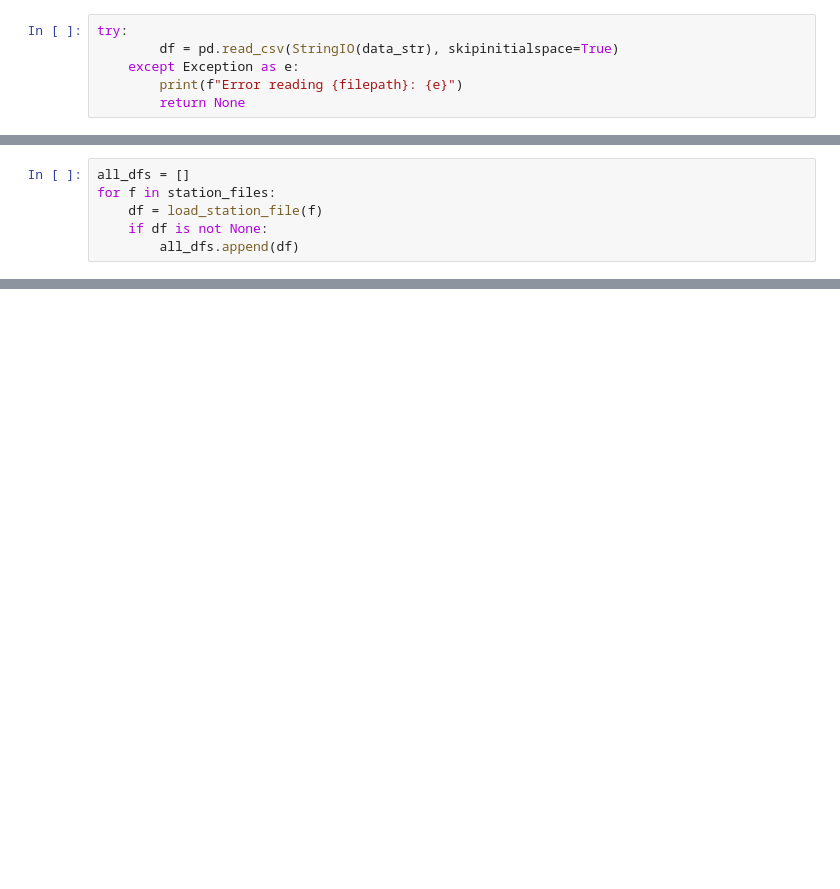
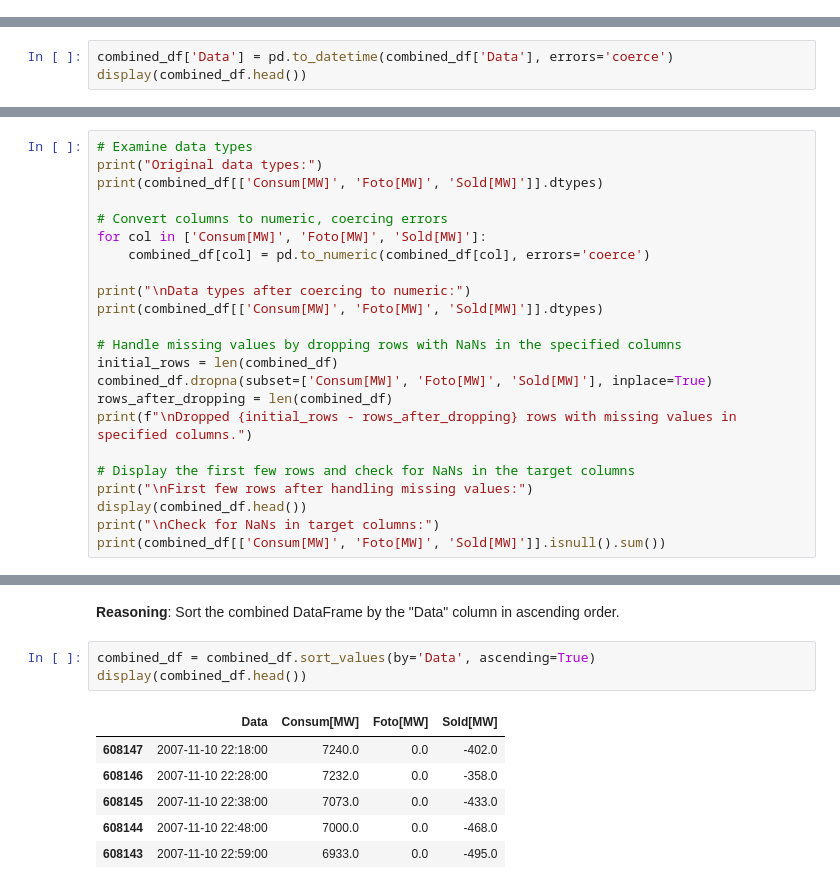
Before and after one commit to remussamoila/Electricity_forecast_for_prosumers, a Jupyter notebook: notebooks/01_data_cleaning.ipynb, the cells around one changed output, grey strips where cells are left out. Saved outputs shown, nothing was run; the diff lists cells and outputs as text; blank space fills up the shorter version.

```diff
--- a/notebooks/01_data_cleaning.ipynb
+++ b/notebooks/01_data_cleaning.ipynb
@@ -34,6 +0,0 @@ data_lines = lines[header_index + 1:]
-# %%
-try:
-        df = pd.read_csv(StringIO(data_str), skipinitialspace=True)
-    except Exception as e:
-        print(f"Error reading {filepath}: {e}")
-        return None
@@ -47,6 +0,0 @@ station_files = glob(os.path.join(extract_path, "FG_STAID*.txt"))
-# %%
-all_dfs = []
-for f in station_files:
-    df = load_station_file(f)
-    if df is not None:
-        all_dfs.append(df)
@@ -80,0 +102,3 @@ print(f"\nCleaned dataset saved to: {output_path}")
+# %%
+combined_df['Data'] = pd.to_datetime(combined_df['Data'], errors='coerce')
+display(combined_df.head())
@@ -80,0 +120,23 @@ print(f"\nCleaned dataset saved to: {output_path}")
+# %%
+# Examine data types
+print("Original data types:")
+print(combined_df[['Consum[MW]', 'Foto[MW]', 'Sold[MW]']].dtypes)
+
+# Convert columns to numeric, coercing errors
+for col in ['Consum[MW]', 'Foto[MW]', 'Sold[MW]']:
+    combined_df[col] = pd.to_numeric(combined_df[col], errors='coerce')
+
+print("\nData types after coercing to numeric:")
+print(combined_df[['Consum[MW]', 'Foto[MW]', 'Sold[MW]']].dtypes)
+
+# Handle missing values by dropping rows with NaNs in the specified columns
+initial_rows = len(combined_df)
+combined_df.dropna(subset=['Consum[MW]', 'Foto[MW]', 'Sold[MW]'], inplace=True)
+rows_after_dropping = len(combined_df)
+print(f"\nDropped {initial_rows - rows_after_dropping} rows with missing values in specified columns.")
+
+# Display the first few rows and check for NaNs in the target columns
+print("\nFirst few rows after handling missing values:")
+display(combined_df.head())
+print("\nCheck for NaNs in target columns:")
+print(combined_df[['Consum[MW]', 'Foto[MW]', 'Sold[MW]']].isnull().sum())
@@ -80,0 +175,13 @@ print(f"\nCleaned dataset saved to: {output_path}")
+# %% [markdown]
+**Reasoning**:
+Sort the combined DataFrame by the "Data" column in ascending order.
+# %%
+combined_df = combined_df.sort_values(by='Data', ascending=True)
+display(combined_df.head())
+# %% [output]
+|  | Data | Consum[MW] | Foto[MW] | Sold[MW] |
+| 608147 | 2007-11-10 22:18:00 | 7240.0 | 0.0 | -402.0 |
+| 608146 | 2007-11-10 22:28:00 | 7232.0 | 0.0 | -358.0 |
+| 608145 | 2007-11-10 22:38:00 | 7073.0 | 0.0 | -433.0 |
+| 608144 | 2007-11-10 22:48:00 | 7000.0 | 0.0 | -468.0 |
+| 608143 | 2007-11-10 22:59:00 | 6933.0 | 0.0 | -495.0 |
```
Also changed, not shown: parts of 62 cells of this notebook.
